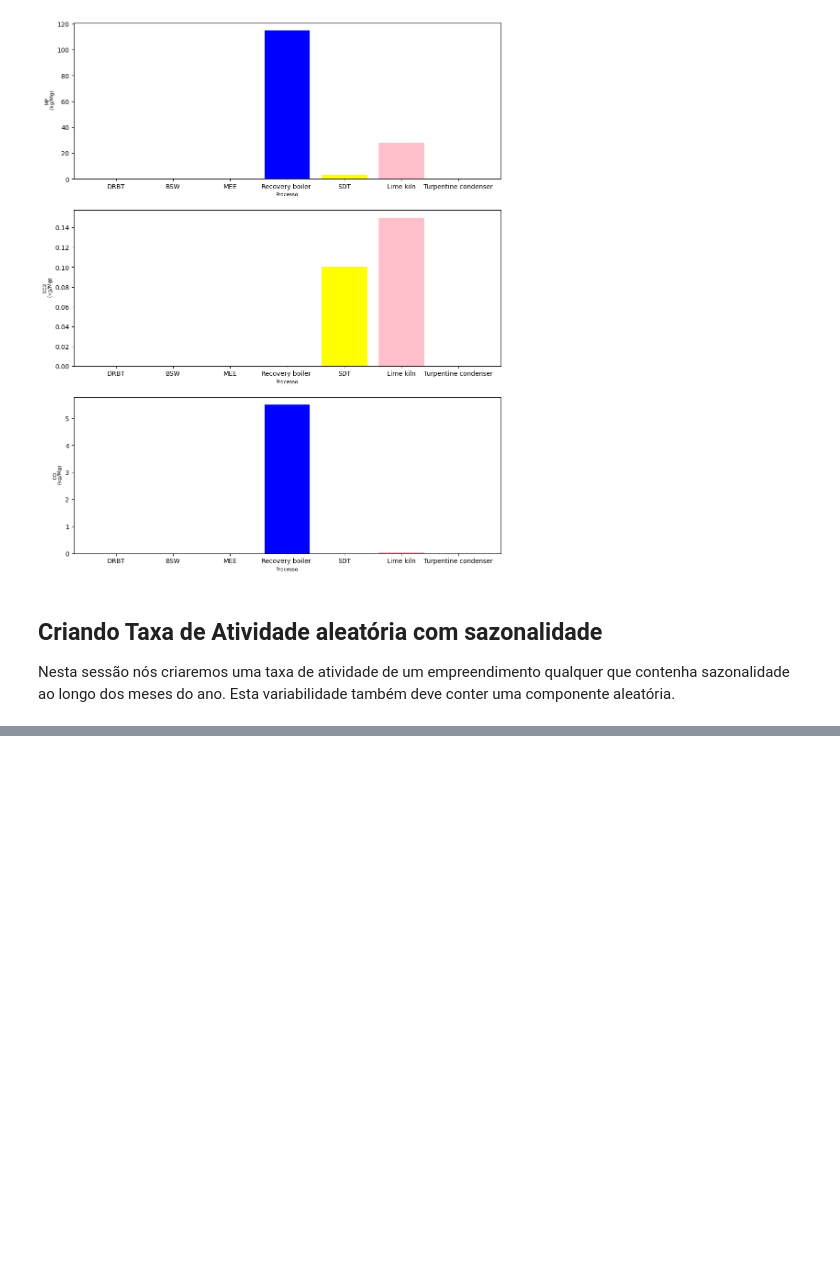
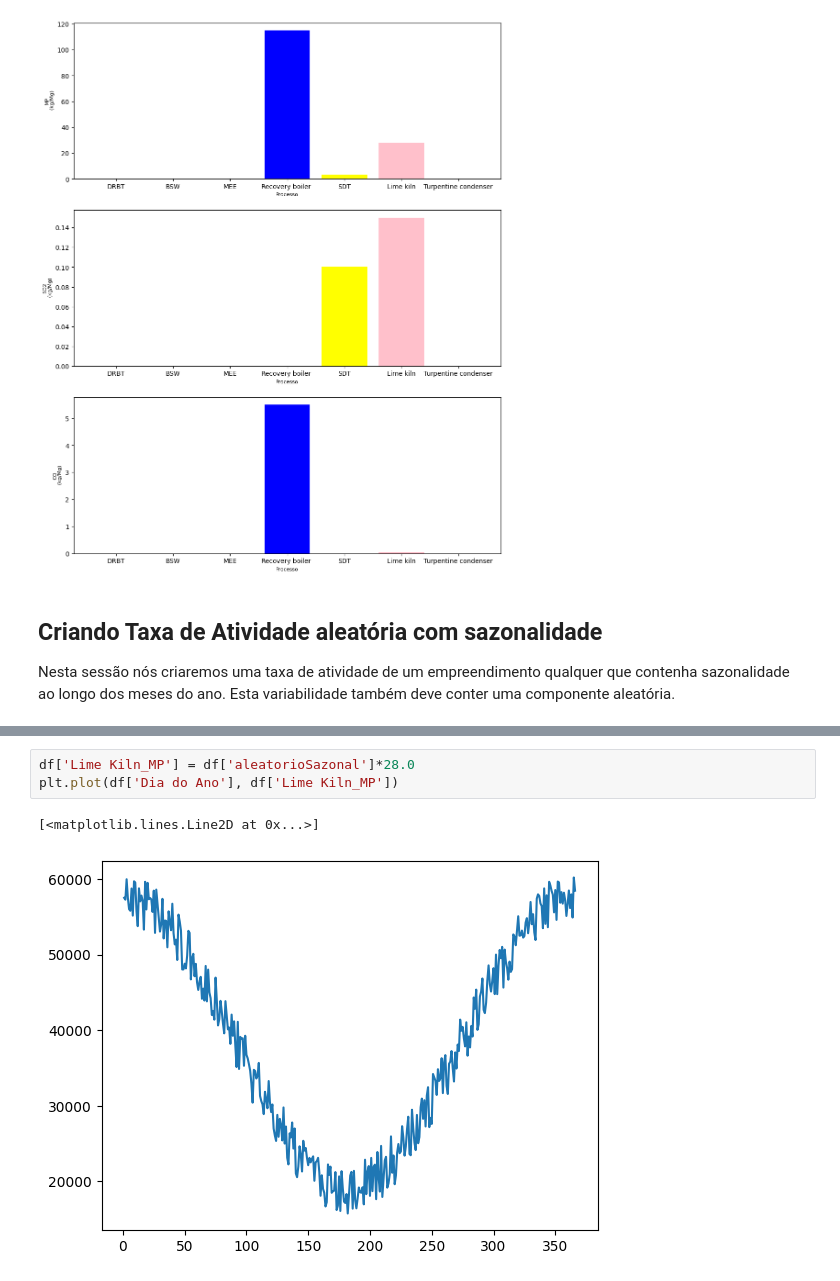
Before and after one commit to Bianca-bonetti/controledepoluicaoatm, a Jupyter notebook: Atividade01_01.ipynb, the cells around one changed output, grey strips where cells are left out. Cells and saved outputs as stored; diff of their text form; blank space fills up the shorter version.

```diff
--- a/Atividade01_01.ipynb
+++ b/Atividade01_01.ipynb
@@ -175,0 +185,6 @@ plt.plot(df['Mes'], df['aleatorioSazonal'])
+# %%
+df['Lime Kiln_MP'] = df['aleatorioSazonal']*28.0
+plt.plot(df['Dia do Ano'], df['Lime Kiln_MP'])
+# %% [output]
+[<matplotlib.lines.Line2D at 0x...>]
+[figure, added]
```
Also changed, not shown: parts of 6 cells of this notebook.
